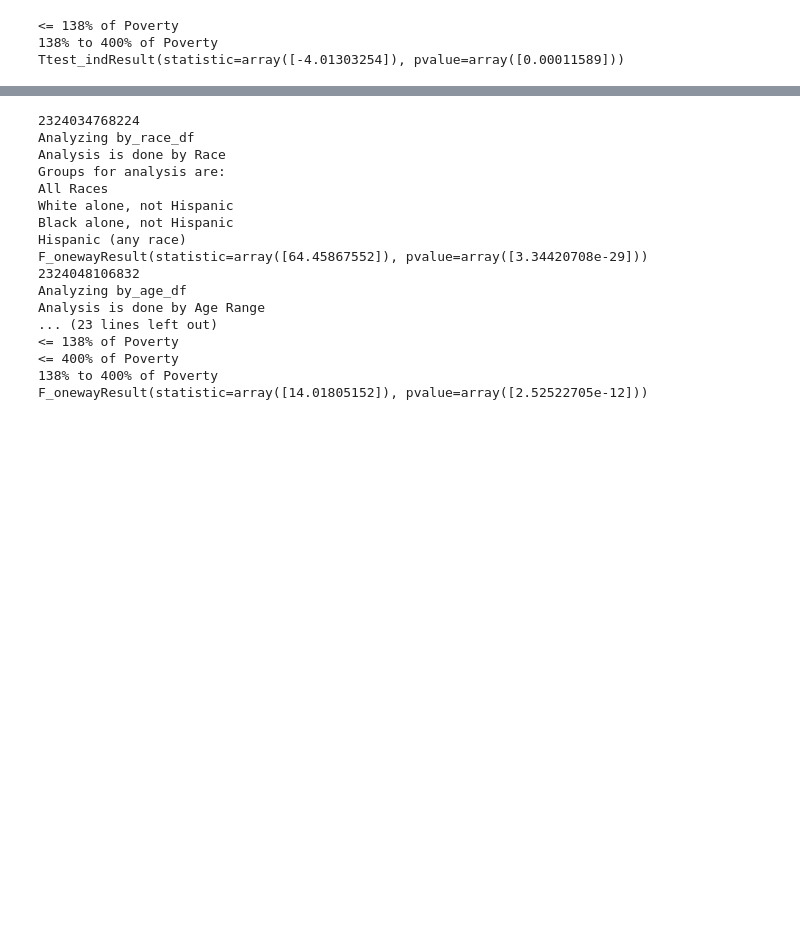
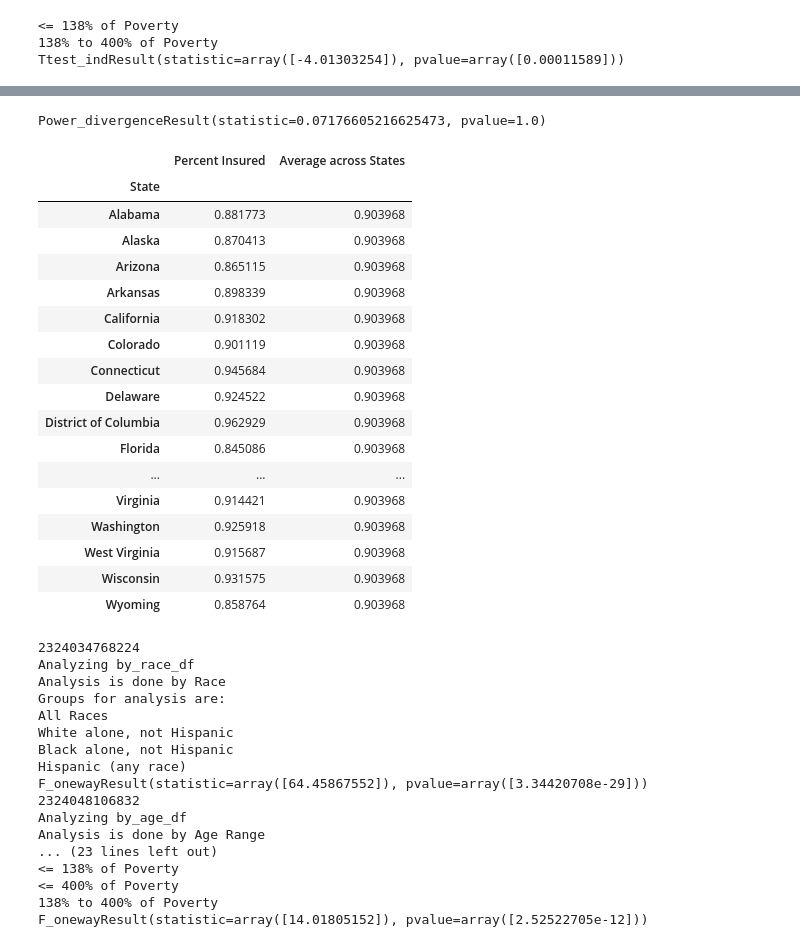
Before and after one commit to KZavalin/Project1_Group4, a Jupyter notebook: Insurance Census Data Updated.ipynb, the cells around one changed output, grey strips where cells are left out. Saved outputs shown, nothing was run; the diff lists cells and outputs as text; code cells hidden in the pictures; blank space fills up the shorter version.

Commit message:
added chi squared test for states

```diff
--- a/Insurance Census Data Updated.ipynb
+++ b/Insurance Census Data Updated.ipynb
@@ -375,3 +370,29 @@ plt.show()
+# %%
+states_df=summary_df[['State','Percent Insured']]
+states_df=states_df.set_index('State')
+states_df['Average across States']=states_df['Percent Insured'].mean()
+print(stats.chisquare(states_df['Percent Insured'], states_df['Average across States']))
+states_df
+# %% [output]
+Power_divergenceResult(statistic=0.07176605216625473, pvalue=1.0)
+|  | Percent Insured | Average across States |
+| State |  |  |
+| Alabama | 0.881773 | 0.903968 |
+| Alaska | 0.870413 | 0.903968 |
+| Arizona | 0.865115 | 0.903968 |
+| Arkansas | 0.898339 | 0.903968 |
+| California | 0.918302 | 0.903968 |
+| Colorado | 0.901119 | 0.903968 |
+| Connecticut | 0.945684 | 0.903968 |
+| Delaware | 0.924522 | 0.903968 |
+| District of Columbia | 0.962929 | 0.903968 |
+| Florida | 0.845086 | 0.903968 |
+| ... | ... | ... |
+| Virginia | 0.914421 | 0.903968 |
+| Washington | 0.925918 | 0.903968 |
+| West Virginia | 0.915687 | 0.903968 |
+| Wisconsin | 0.931575 | 0.903968 |
+| Wyoming | 0.858764 | 0.903968 |
 # %%
 #This does statistical analysis on a dictionary of dataframes. It's a dictionary because
 #the string name of each dataframe can be used to print which dataframe is being processed.
```
Also changed, not shown: parts of 9 cells of this notebook, 5 other files.
